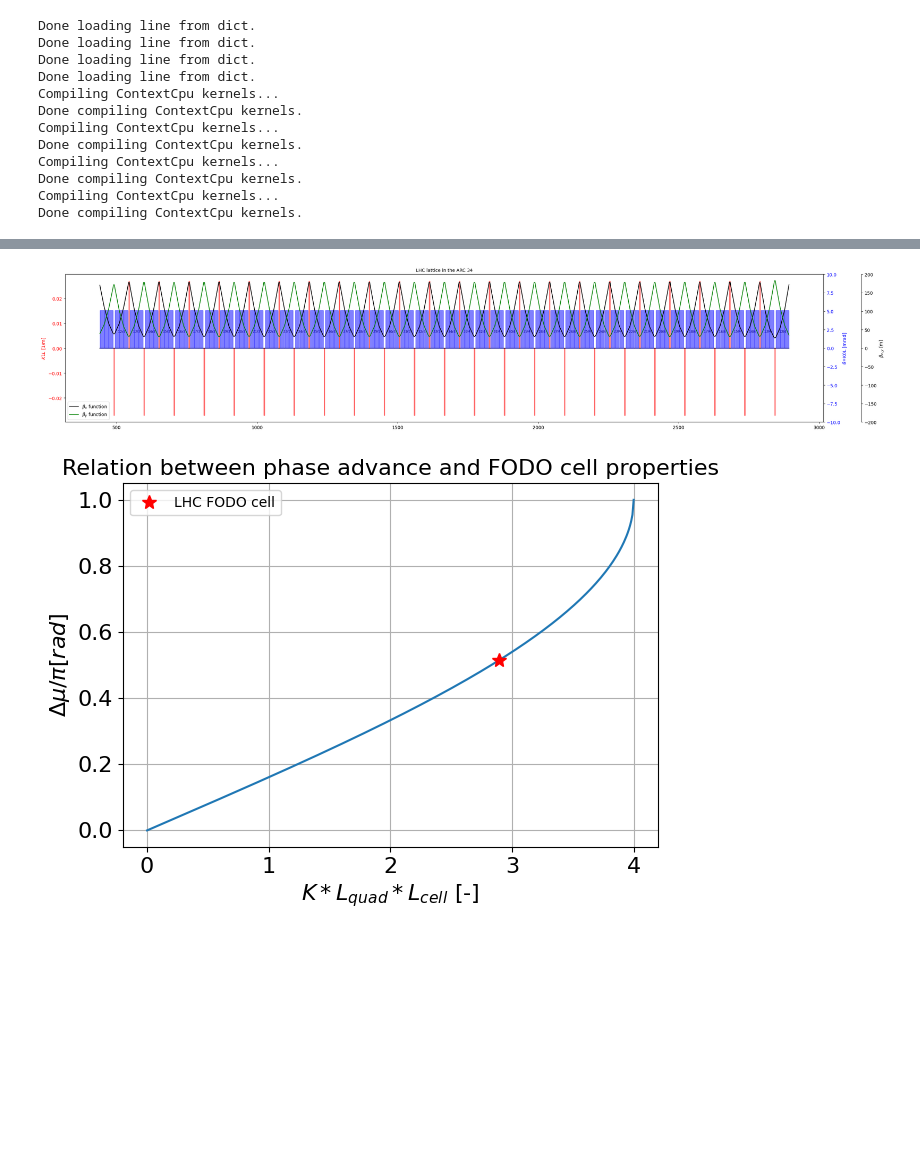
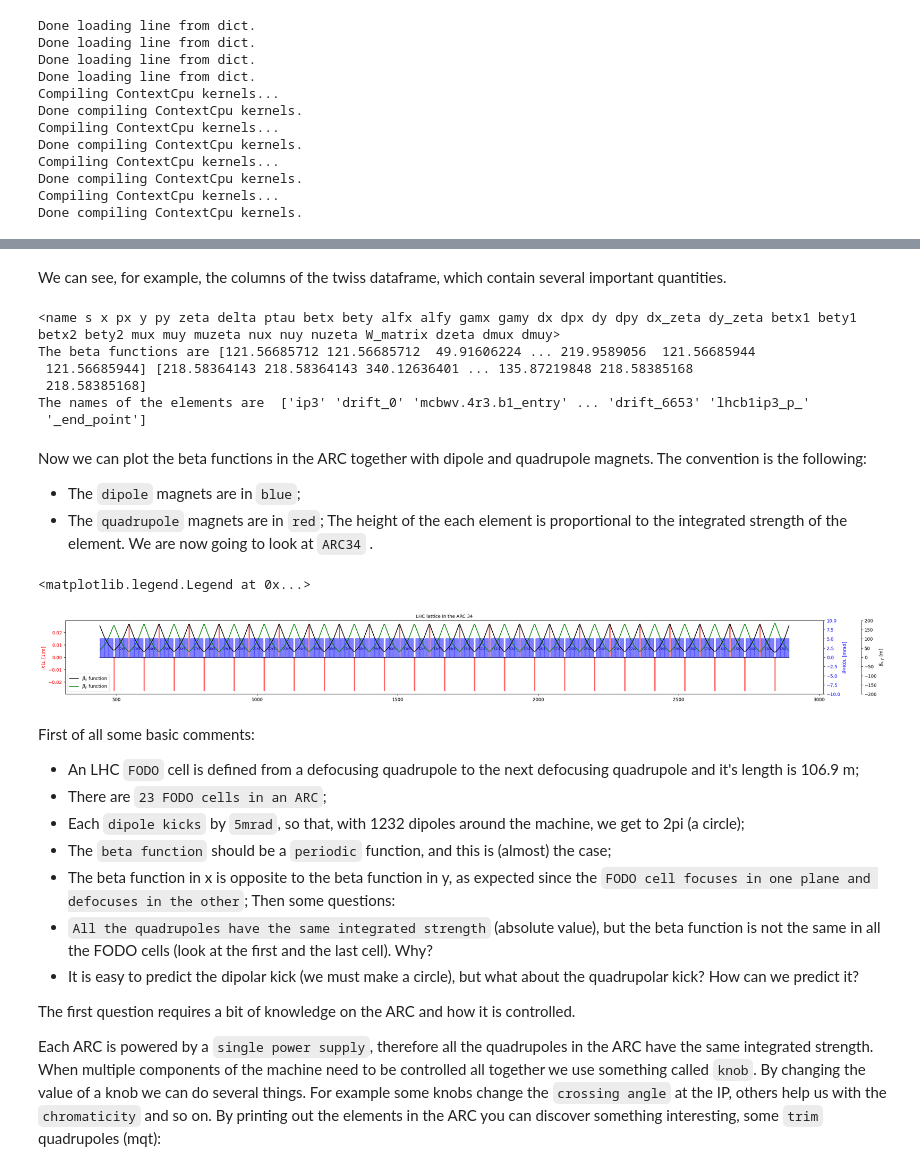
Before and after one commit to andreafornara/Tutorial, a Jupyter notebook: examples/003_thick_study.ipynb, the cells around one changed output, grey strips where cells are left out. Cells and saved outputs as stored; diff of their text form; code cells hidden in the pictures; blank space fills up the shorter version.

```diff
--- a/examples/003_thick_study.ipynb
+++ b/examples/003_thick_study.ipynb
@@ -59,6 +50,26 @@ plt.tight_layout()
+# %% [markdown]
+We can see, for example, the columns of the twiss dataframe, which contain several important quantities.
+# %%
+print(twiss_b1.cols)
+print('The beta functions are', twiss_b1['betx'], twiss_b1['bety'])
+print('The names of the elements are ', twiss_b1['name'])
+# %% [output]
+<name s x px y py zeta delta ptau betx bety alfx alfy gamx gamy dx dpx dy dpy dx_zeta dy_zeta betx1 bety1 betx2 bety2 mux muy muzeta nux nuy nuzeta W_matrix dzeta dmux dmuy>
+The beta functions are [121.56685712 121.56685712  49.91606224 ... 219.9589056  121.56685944
+ 121.56685944] [218.58364143 218.58364143 340.12636401 ... 135.87219848 218.58385168
+ 218.58385168]
+The names of the elements are  ['ip3' 'drift_0' 'mcbwv.4r3.b1_entry' ... 'drift_6653' 'lhcb1ip3_p_'
+ '_end_point']
+# %% [markdown]
+Now we can plot the beta functions in the ARC together with dipole and quadrupole magnets.
+The convention is the following:
+- The `dipole` magnets are in `blue`;
+- The `quadrupole` magnets are in `red`;
+The height of the each element is proportional to the integrated strength of the element.
+We are now going to look at `ARC34` .
 # %%
 
-fig = plt.figure(figsize=(30,20))
+fig = plt.figure(figsize=(30,10))
 fontsize = 10
 ax1 = plt.subplot2grid((3,3), (0,0), colspan=3, rowspan=1)
 plt.plot(twiss_b1.rows['s.arc.34.b1':'e.arc.34.b1', ]['s'],
@@ -71,55 +82,53 @@ for ii in (twiss_b1.rows['s.arc.34.b1':'e.arc.34.b1', ]['name']):
         plotLatticeSeries(plt.gca(),twiss_b1, ii, aux, height=k1l, v_offset=k1l/2, color='red')
         # add a label for each quadrupole on top of it with its name
         name = ' '+ii.split('.')[1]+' '
         plt.gca().text(twiss_b1['s', ii]+28.6, np.abs(k1l)/4,
                        name, fontsize=7, color='k', horizontalalignment='center', verticalalignment='center')
-ax1.set_ylabel(r'$K1L$ [1/m]', color='red')  # we already handled the x-label with ax1
+ax1.set_ylabel(r'$K1L$ [1/m]', color='red')
 ax1.tick_params(axis='y', labelcolor='red')
 FODO_cell_length = twiss_b1['s','mq.28l2.b1']-twiss_b1['s','mq.30l2.b1']
 ax2 = ax1.twinx()
 ax2.set_ylim(-10,10)
 for ii in (twiss_b1.rows['s.arc.34.b1':'e.arc.34.b1', ]['name']):
     if((ii.startswith('mb.')) and ii.endswith('b1')):
         aux =my_dict['elements'][ii]
         kl = my_dict['elements'][ii]['k0']*my_dict['elements'][ii]['length']
         plotLatticeSeries(plt.gca(),twiss_b1, ii, aux, height=kl*1000, v_offset=kl/2*1000, color='blue')
 color = 'blue'
-ax2.set_ylabel(r'$\theta$=K0L [mrad]', color=color)  # we already handled the x-label with ax1
+ax2.set_ylabel(r'$\theta$=K0L [mrad]', color=color)
 ax2.tick_params(axis='y', labelcolor=color)
 plt.title('LHC lattice in the ARC 34', fontsize = fontsize)
 plt.xlabel('s [m]', fontsize = fontsize)
 color = 'k'
 ax3 = ax1.twinx()
 ax3.set_ylim(-200,200)
 ax3.spines.right.set_position(("axes", 1.05))
 plt.gca().plot(twiss_b1.rows['s.arc.34.b1':'e.arc.34.b1', ]['s'],
                twiss_b1.rows['s.arc.34.b1':'e.arc.34.b1', ]['betx'],'k',label=r'$\beta_{x}$ function')
 plt.gca().plot(twiss_b1.rows['s.arc.34.b1':'e.arc.34.b1', ]['s'],
                twiss_b1.rows['s.arc.34.b1':'e.arc.34.b1', ]['bety'],'green',label=r'$\beta_{y}$ function')
 
-ax3.set_ylabel(r'$\beta_{x,y}$ [m]', color=color)  # we already handled the x-label with ax1
+ax3.set_ylabel(r'$\beta_{x,y}$ [m]', color=color)
 ax3.tick_params(axis='y', labelcolor=color)
 plt.legend(fontsize = fontsize)
-
-#%%
-
-x= np.arange(0,4.01,0.01)
-y=2*np.arcsin(x/4)/np.pi
-FODO_cell_length = twiss_b1['s','mq.28l2.b1']-twiss_b1['s','mq.30l2.b1']
-LHCFODO = np.abs(k1l)*FODO_cell_length
-y_LHC = 2*np.arcsin(LHCFODO/4)/np.pi
-fig, ax1 = plt.subplots()
-ax1.plot(x,y,'-')
-ax1.set_ylabel("$\Delta \mu / \pi [rad]$", fontsize=16)
-ax1.set_xlabel("$K*L_{quad}*L_{cell}$ [-]", fontsize=16)
-ax1.grid()
-ax1.tick_params(axis='both', labelsize=16)
-phase_advance = np.abs((twiss_b1['mux','mq.30l2.b1']-twiss_b1['mux','mq.28l2.b1']))
-ax1.plot(LHCFODO, y_LHC, '*', markersize=10, color='red', label='LHC FODO cell')
-#find the point corresponding to y = 0.4
-ax1.set_title('Relation between phase advance and FODO cell properties', fontsize=16)
-ax1.legend(fontsize=10)
-plt.tight_layout()
 # %% [output]
+<matplotlib.legend.Legend at 0x...>
-[figure, old version]
+[figure, new version]
-[figure, removed]
+# %% [markdown]
+First of all some basic comments:
+- An LHC `FODO` cell is defined from a defocusing quadrupole to the next defocusing quadrupole and it's length is 106.9 m;
+- There are `23 FODO cells in an ARC`;
+- Each `dipole kicks` by `5mrad`, so that, with 1232 dipoles around the machine, we get to 2pi (a circle);
+- The `beta function` should be a `periodic` function, and this is (almost) the case;
+- The beta function in x is opposite to the beta function in y, as expected since the
+`FODO cell focuses in one plane and defocuses in the other`;
+Then some questions:
+- `All the quadrupoles have the same integrated strength` (absolute value), but the beta function is not the same in all the FODO cells (look at the first and the last cell). Why?
+- It is easy to predict the dipolar kick (we must make a circle), but what about the quadrupolar kick? How can we predict it?
+
+The first question requires a bit of knowledge on the ARC and how it is controlled.
+
+Each ARC is powered by a `single power supply`, therefore all the quadrupoles in the ARC have the same integrated strength.
+When multiple components of the machine need to be controlled all together we use something called `knob`. By changing the value of a
+knob we can do several things. For example some knobs change the `crossing angle` at the IP, others help us with the `chromaticity` and so on.
+By printing out the elements in the ARC you can discover something interesting, some `trim` quadrupoles (mqt):
```
Also changed, not shown: parts of 16 cells of this notebook, 5 other files.
